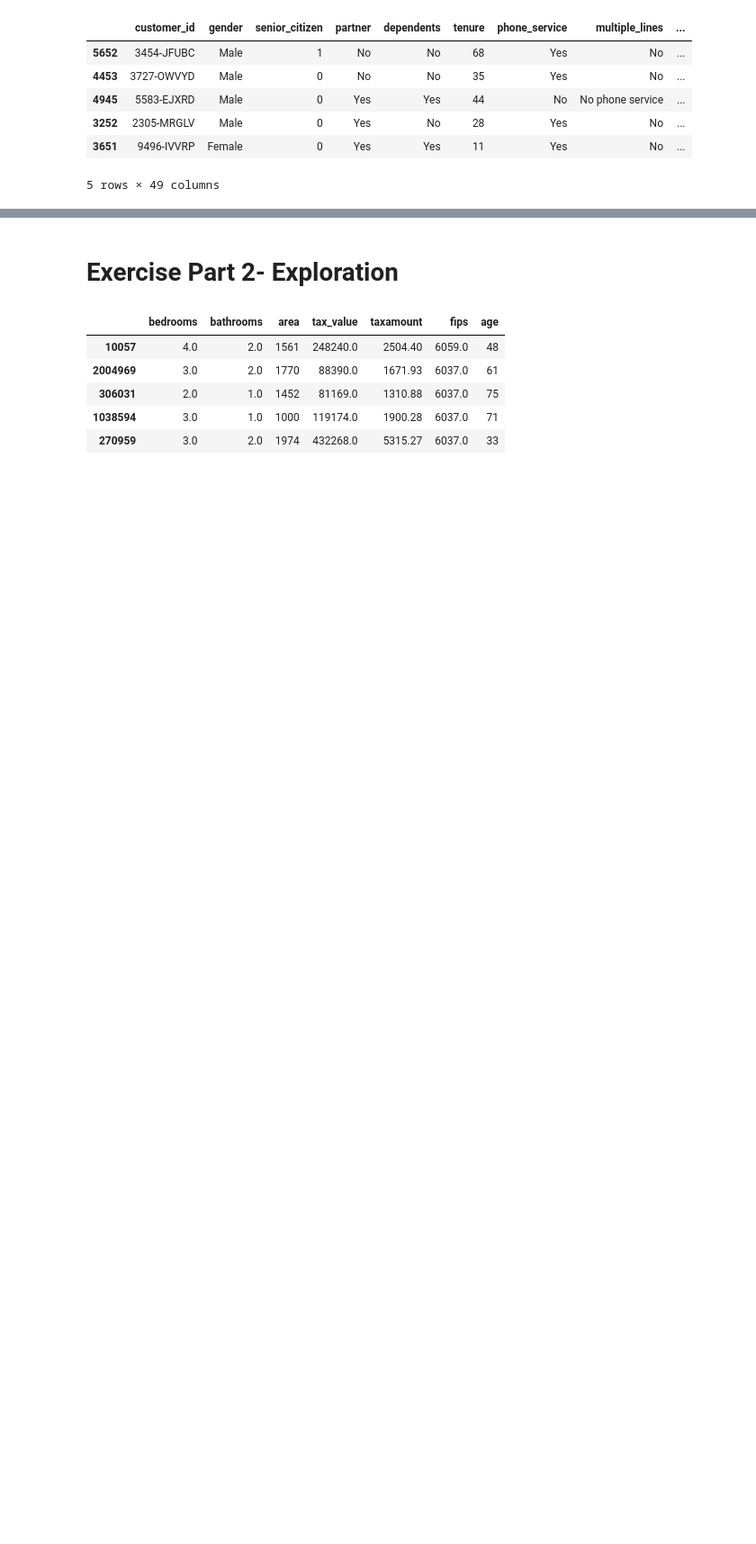
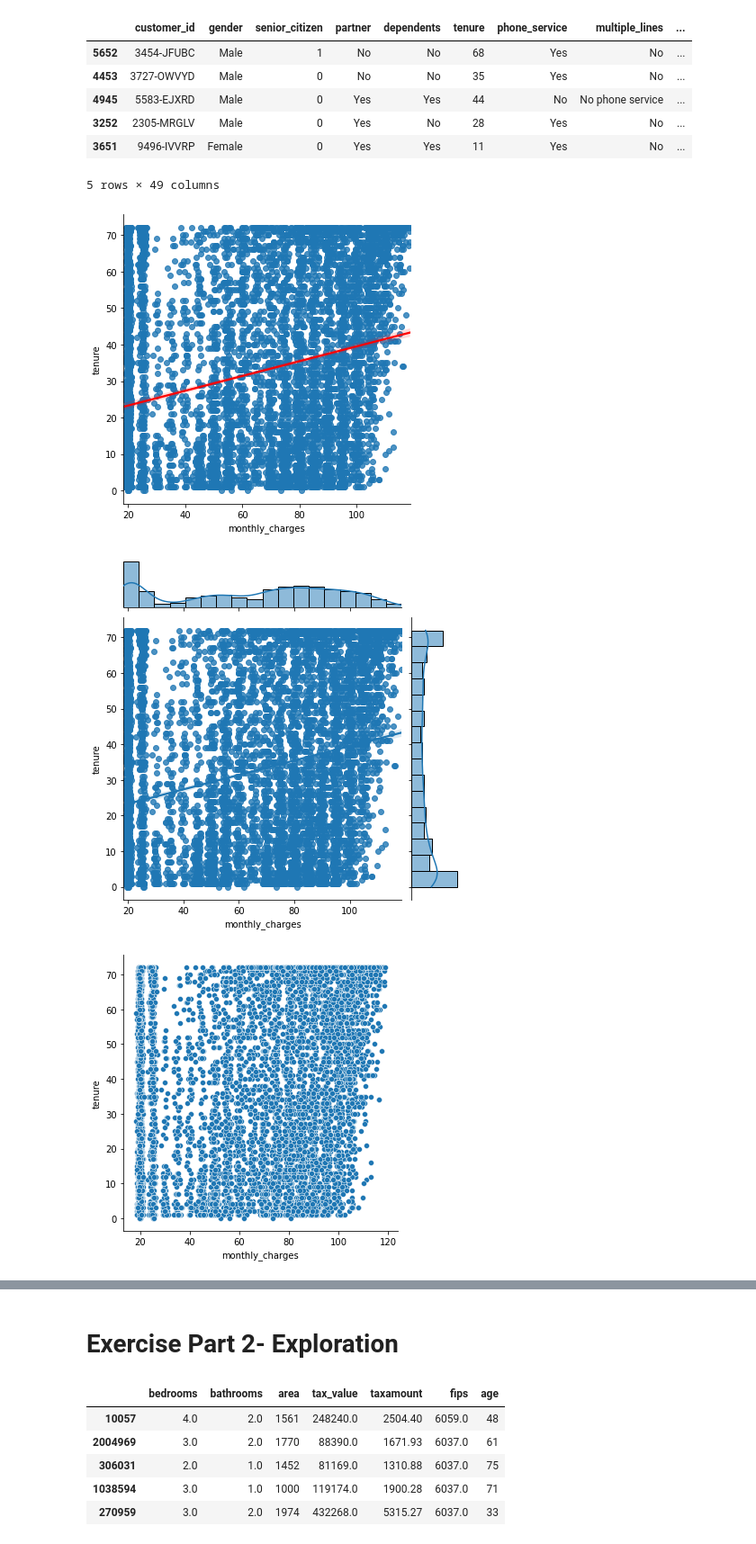
Before and after one commit to PGuajardo/regression-exercises, a Jupyter notebook: explore.ipynb, the cells around one changed output, grey strips where cells are left out. Shown at 90% size. Cells and saved outputs as stored; diff of their text form; code cells hidden in the pictures; blank space fills up the shorter version.

```diff
--- a/explore.ipynb
+++ b/explore.ipynb
@@ -78,7 +78,7 @@ train.head()
 | 3651 | 9496-IVVRP | Female | 0 | Yes | Yes | 11 | Yes | No | ... |
 5 rows × 49 columns
 # %%
-def plot_categorical_and_continuous_vars(df, x_var, list_of_features):
+def plot_categorical_and_continuous_vars(df, x__con_var, list_of_features):
     #the name of the columns that hold the continuous and categorical features and outputs 3 different plots
     #for visualizing a categorical variable and a continuous variable
 
@@ -93,12 +93,12 @@ def plot_categorical_and_continuous_vars(df, x_var, list_of_features):
         #plt.title(col)
 
         # Scatter Plot
-        sns.lmplot(x= x_var, y= col, data=df, line_kws={'color': 'red'})
+        sns.lmplot(x= x__con_var, y= col, data=df, line_kws={'color': 'red'})
 
         # Joint Plot
-        sns.jointplot(x= x_var, y= col , data = df, kind='reg')
+        sns.jointplot(x= x__con_var, y= col , data = df, kind='reg')
 
-        sns.relplot(x = x_var, y = col, data = df, kind='scatter')
+        sns.relplot(x = x__con_var, y = col, data = df, kind='scatter')
         # Hide gridlines.
         plt.grid(False)
 
@@ -106,5 +106,13 @@ def plot_categorical_and_continuous_vars(df, x_var, list_of_features):
         plt.tight_layout()
 
     plt.show()
+# %%
+list_telco_features = telco_df[['tenure']]
+# %%
+plot_categorical_and_continuous_vars(telco_df, 'monthly_charges', list_telco_features)
+# %% [output]
+[figure, added]
+[figure, added]
+[figure, added]
 # %%
  con_cat_features = df[['age', 'area', 'bedrooms', 'bathrooms']]
```
Also changed, not shown: parts of 4 cells of this notebook, 2 other files.
